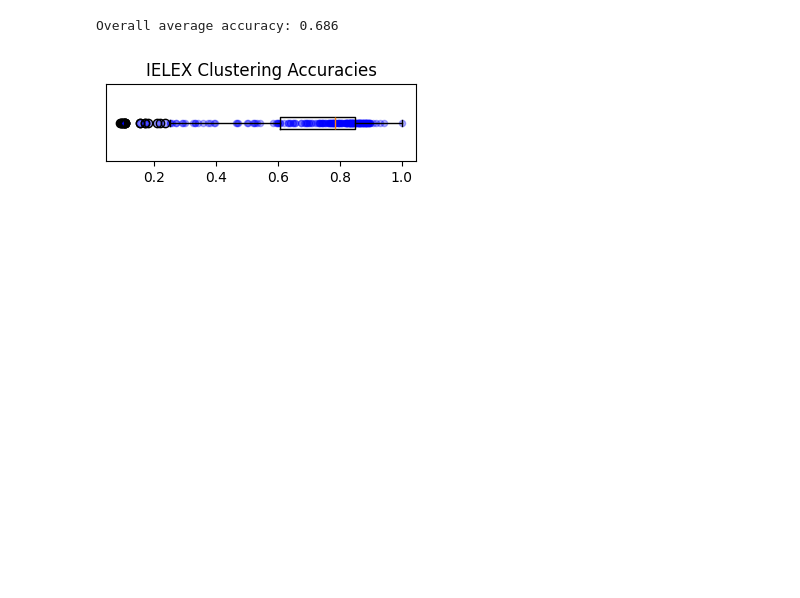
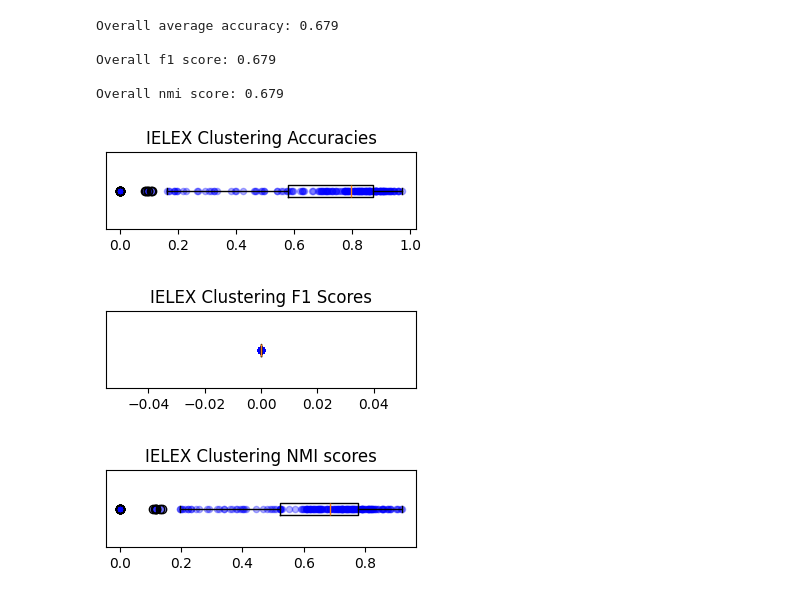
Before and after one commit to LeifMessinger/Cognates, a Jupyter notebook: clustering.ipynb, the cells around one changed output. Cells and saved outputs as stored; diff of their text form; code cells hidden in the pictures; blank space fills up the shorter version.

```diff
--- a/clustering.ipynb
+++ b/clustering.ipynb
@@ -9,7 +9,7 @@ def find_best_clustering(adj_matrix, conductance_weight=0.5, density_weight=0.5)
 
     while len(available_nodes) > 1:
         import math
-        max_cluster_size = min(math.floor(math.sqrt(len(available_nodes))), 7)
+        max_cluster_size = 4 #min(math.floor(math.sqrt(len(available_nodes))), 7)
         if max_cluster_size < 2:
             break
 
@@ -139,14 +139,26 @@ all_results = cluster_and_evaluate_all_meanings(df, model, ipa_to_ids, device)
 # %%
 accuracies = [r['accuracy'] for r in all_results.values()]
 print(f"\nOverall average accuracy: {np.mean(accuracies):.3f}")
+
+f1s = [r['f1'] for r in all_results.values()]
+print(f"\nOverall f1 score: {np.mean(accuracies):.3f}")
+
+nmis = [r['nmi'] for r in all_results.values()]
+print(f"\nOverall nmi score: {np.mean(accuracies):.3f}")
 # %% [output]
-Overall average accuracy: 0.686
+Overall average accuracy: 0.679
+
+Overall f1 score: 0.679
+
+Overall nmi score: 0.679
 # %%
 import matplotlib.pyplot as plt
 from visualization_stuff import show_box_plot
 
-accuracies = [r['accuracy'] for r in all_results.values()]
-
 show_box_plot(accuracies, title="IELEX Clustering Accuracies")
+show_box_plot(f1s, title="IELEX Clustering F1 Scores")
+show_box_plot(nmis, title="IELEX Clustering NMI scores")
 # %% [output]
-[figure, old version]
+[figure, new version]
+[figure, added]
+[figure, added]
```
Also changed, not shown: 1 other file.
